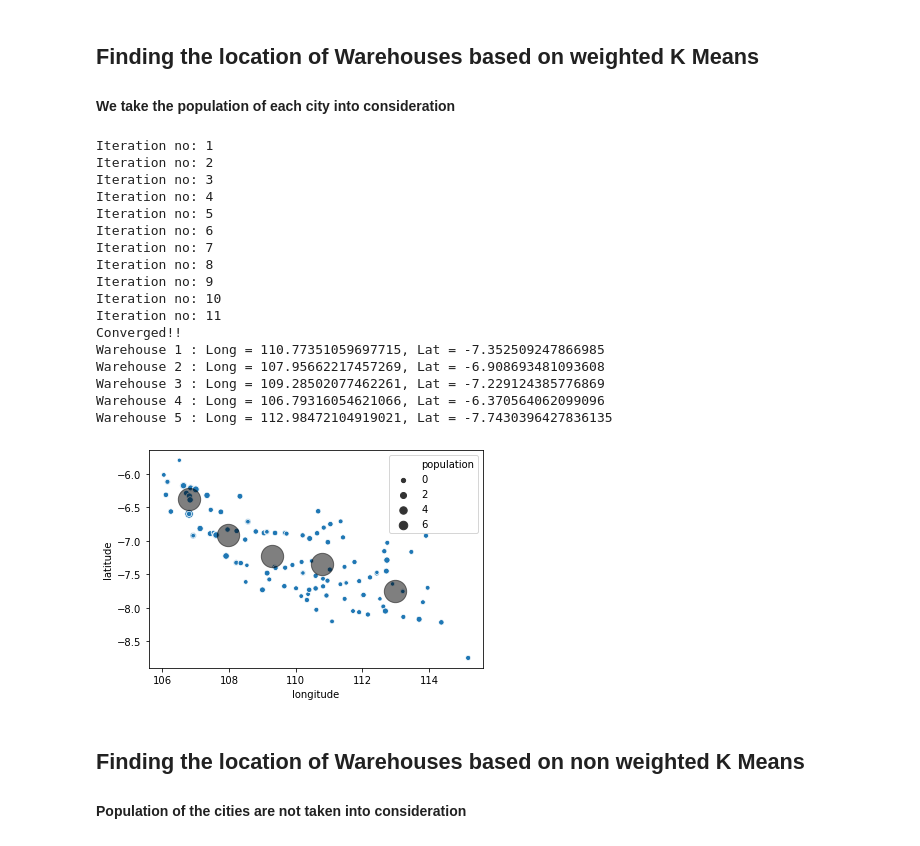
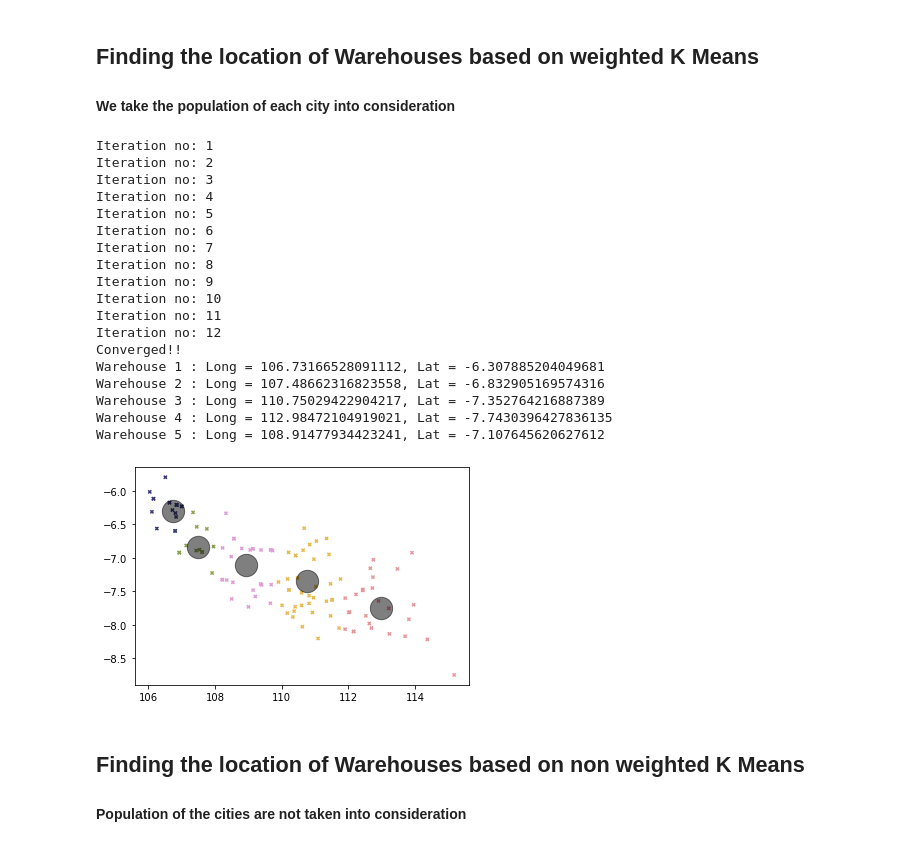
Before and after one commit to SouravMzdr/Warehouse-Location-Estimator, a Jupyter notebook: Warehouse Location Estimator based on weighted Kmeans.ipynb, the cells around one changed output. Drawn from its saved outputs; the diff is of its cells as text; code cells hidden in the pictures.

```diff
--- a/Warehouse Location Estimator based on weighted Kmeans.ipynb
+++ b/Warehouse Location Estimator based on weighted Kmeans.ipynb
@@ -94,35 +94,33 @@ def weightedKmeans(data ,weights,k,iteration):
 # %%
 data = np.array(df.drop(['name','population'],axis=1))
 population = np.array(df['population'])
 labels , centroids = weightedKmeans(data=data, weights=population,k=5,iteration=20)
 
-# plt.scatter(data[:,0], data[:,1], c=labels,s=10,cmap='tab20b',marker='x')
-sns.scatterplot(x='longitude',y='latitude',size='population',data=df)
-sns.scatterplot(x='longitude',y='latitude',size='population',data=df)
-
-# plt.scatter(centroids[:, 0], centroids[:, 1], c='black', s=500, alpha=0.5);
+plt.scatter(data[:,0], data[:,1], c=labels,s=10,cmap='tab20b',marker='x')
+plt.scatter(centroids[:, 0], centroids[:, 1], c='black', s=500, alpha=0.5);
 
 for index,coord in enumerate(centroids):
     print("Warehouse {} : Long = {}, Lat = {}".format(index+1,coord[0],coord[1]))
 # %% [output]
 Iteration no: 1
 Iteration no: 2
 Iteration no: 3
 Iteration no: 4
 Iteration no: 5
 Iteration no: 6
 Iteration no: 7
 Iteration no: 8
 Iteration no: 9
 Iteration no: 10
 Iteration no: 11
+Iteration no: 12
 Converged!!
-Warehouse 1 : Long = 110.77351059697715, Lat = -7.352509247866985
-Warehouse 2 : Long = 107.95662217457269, Lat = -6.908693481093608
-Warehouse 3 : Long = 109.28502077462261, Lat = -7.229124385776869
-Warehouse 4 : Long = 106.79316054621066, Lat = -6.370564062099096
-Warehouse 5 : Long = 112.98472104919021, Lat = -7.7430396427836135
+Warehouse 1 : Long = 106.73166528091112, Lat = -6.307885204049681
+Warehouse 2 : Long = 107.48662316823558, Lat = -6.832905169574316
+Warehouse 3 : Long = 110.75029422904217, Lat = -7.352764216887389
+Warehouse 4 : Long = 112.98472104919021, Lat = -7.7430396427836135
+Warehouse 5 : Long = 108.91477934423241, Lat = -7.107645620627612
-[figure, old version]
+[figure, new version]
 # %% [markdown]
 ## Finding the location of Warehouses based on non weighted K Means
 
```
Also changed, not shown: parts of 1 cell of this notebook.
